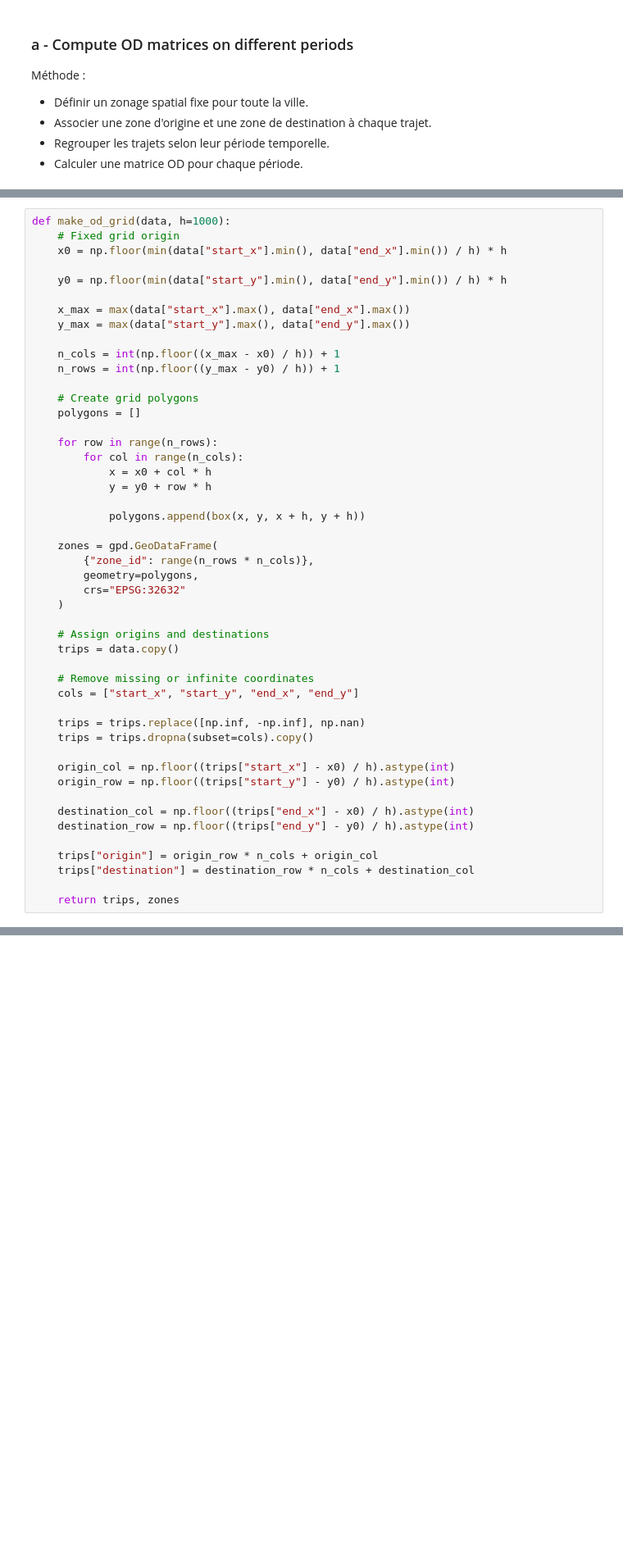
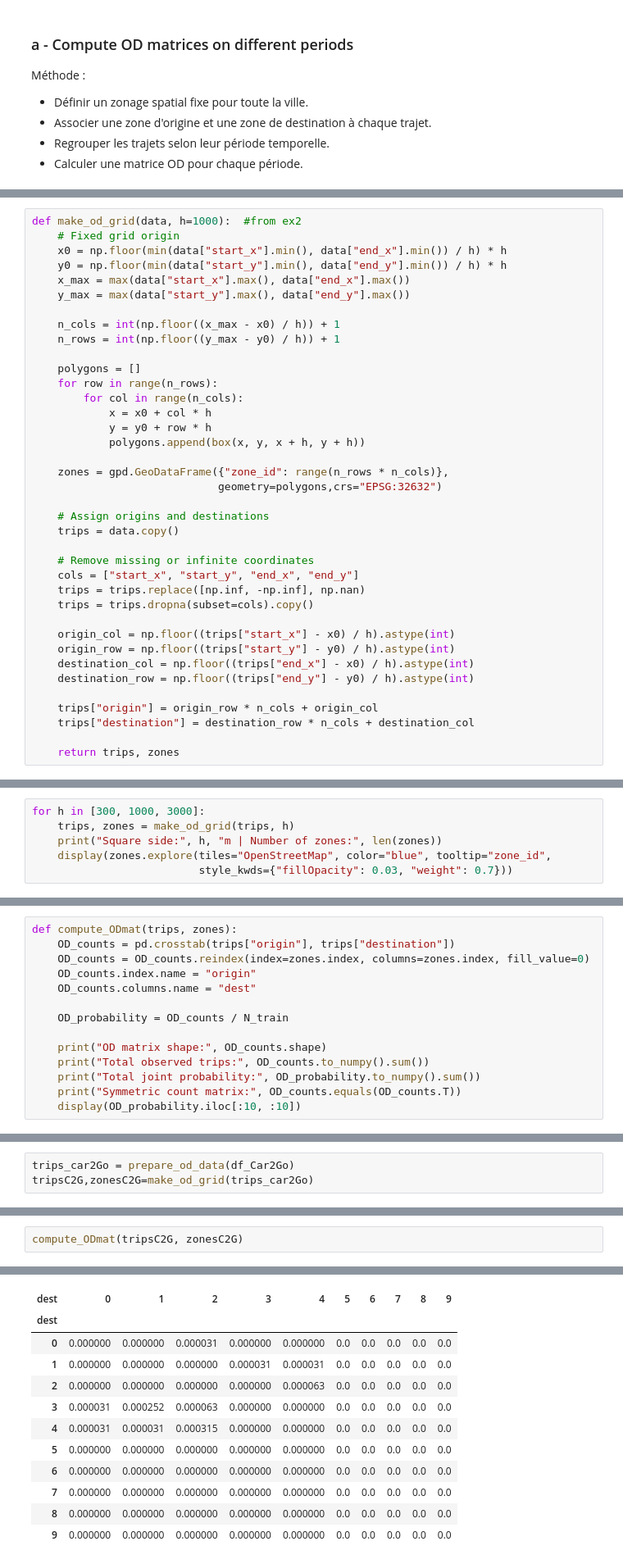
Before and after one commit to Bonbia/ICT4SM, a Jupyter notebook: TP2/Lab2Mathilde.ipynb, the cells around one changed output, grey strips where cells are left out. Shown at 82% size. Cells and saved outputs as stored; diff of their text form; blank space fills up the shorter version.

```diff
--- a/TP2/Lab2Mathilde.ipynb
+++ b/TP2/Lab2Mathilde.ipynb
@@ -305,46 +330,36 @@ def prepare_od_data(df, epsg=32632):
 
     return data
 # %%
-def make_od_grid(data, h=1000):
+def make_od_grid(data, h=1000):  #from ex2
     # Fixed grid origin
     x0 = np.floor(min(data["start_x"].min(), data["end_x"].min()) / h) * h
-
     y0 = np.floor(min(data["start_y"].min(), data["end_y"].min()) / h) * h
-
     x_max = max(data["start_x"].max(), data["end_x"].max())
     y_max = max(data["start_y"].max(), data["end_y"].max())
 
     n_cols = int(np.floor((x_max - x0) / h)) + 1
     n_rows = int(np.floor((y_max - y0) / h)) + 1
 
-    # Create grid polygons
     polygons = []
-
     for row in range(n_rows):
         for col in range(n_cols):
             x = x0 + col * h
             y = y0 + row * h
-
             polygons.append(box(x, y, x + h, y + h))
 
-    zones = gpd.GeoDataFrame(
-        {"zone_id": range(n_rows * n_cols)},
-        geometry=polygons,
-        crs="EPSG:32632"
-    )
+    zones = gpd.GeoDataFrame({"zone_id": range(n_rows * n_cols)},
+                             geometry=polygons,crs="EPSG:32632")
 
     # Assign origins and destinations
     trips = data.copy()
 
     # Remove missing or infinite coordinates
     cols = ["start_x", "start_y", "end_x", "end_y"]
-
     trips = trips.replace([np.inf, -np.inf], np.nan)
     trips = trips.dropna(subset=cols).copy()
 
     origin_col = np.floor((trips["start_x"] - x0) / h).astype(int)
     origin_row = np.floor((trips["start_y"] - y0) / h).astype(int)
-
     destination_col = np.floor((trips["end_x"] - x0) / h).astype(int)
     destination_row = np.floor((trips["end_y"] - y0) / h).astype(int)
 
@@ -354,0 +412,6 @@ def make_od_grid(data, h=1000):
+# %%
+for h in [300, 1000, 3000]:
+    trips, zones = make_od_grid(trips, h)
+    print("Square side:", h, "m | Number of zones:", len(zones))
+    display(zones.explore(tiles="OpenStreetMap", color="blue", tooltip="zone_id",
+                          style_kwds={"fillOpacity": 0.03, "weight": 0.7}))
@@ -355 +439,15 @@ def make_od_grid(data, h=1000):
+# %%
+def compute_ODmat(trips, zones):
+    OD_counts = pd.crosstab(trips["origin"], trips["destination"])
+    OD_counts = OD_counts.reindex(index=zones.index, columns=zones.index, fill_value=0)
+    OD_counts.index.name = "origin"
+    OD_counts.columns.name = "dest"
+
+    OD_probability = OD_counts / N_train
+
+    print("OD matrix shape:", OD_counts.shape)
+    print("Total observed trips:", OD_counts.to_numpy().sum())
+    print("Total joint probability:", OD_probability.to_numpy().sum())
+    print("Symmetric count matrix:", OD_counts.equals(OD_counts.T))
+    display(OD_probability.iloc[:10, :10])
 # %%
@@ -485,0 +604,3 @@ Bien vérifier normalisation et les différents types de matrices
+# %%
+trips_car2Go = prepare_od_data(df_Car2Go)
+tripsC2G,zonesC2G=make_od_grid(trips_car2Go)
@@ -485,0 +618,3 @@ Bien vérifier normalisation et les différents types de matrices
+# %%
+compute_ODmat(tripsC2G, zonesC2G)
+# %% [output]
@@ -485,0 +625,12 @@ Bien vérifier normalisation et les différents types de matrices
+| dest | 0 | 1 | 2 | 3 | 4 | 5 | 6 | 7 | 8 | 9 |
+| dest |  |  |  |  |  |  |  |  |  |  |
+| 0 | 0.000000 | 0.000000 | 0.000031 | 0.000000 | 0.000000 | 0.0 | 0.0 | 0.0 | 0.0 | 0.0 |
+| 1 | 0.000000 | 0.000000 | 0.000000 | 0.000031 | 0.000031 | 0.0 | 0.0 | 0.0 | 0.0 | 0.0 |
+| 2 | 0.000000 | 0.000000 | 0.000000 | 0.000000 | 0.000063 | 0.0 | 0.0 | 0.0 | 0.0 | 0.0 |
+| 3 | 0.000031 | 0.000252 | 0.000063 | 0.000000 | 0.000000 | 0.0 | 0.0 | 0.0 | 0.0 | 0.0 |
+| 4 | 0.000031 | 0.000031 | 0.000315 | 0.000000 | 0.000000 | 0.0 | 0.0 | 0.0 | 0.0 | 0.0 |
+| 5 | 0.000000 | 0.000000 | 0.000000 | 0.000000 | 0.000000 | 0.0 | 0.0 | 0.0 | 0.0 | 0.0 |
+| 6 | 0.000000 | 0.000000 | 0.000000 | 0.000000 | 0.000000 | 0.0 | 0.0 | 0.0 | 0.0 | 0.0 |
+| 7 | 0.000000 | 0.000000 | 0.000000 | 0.000000 | 0.000000 | 0.0 | 0.0 | 0.0 | 0.0 | 0.0 |
+| 8 | 0.000000 | 0.000000 | 0.000000 | 0.000000 | 0.000000 | 0.0 | 0.0 | 0.0 | 0.0 | 0.0 |
+| 9 | 0.000000 | 0.000000 | 0.000000 | 0.000000 | 0.000000 | 0.0 | 0.0 | 0.0 | 0.0 | 0.0 |
```
Also changed, not shown: parts of 22 cells of this notebook.
